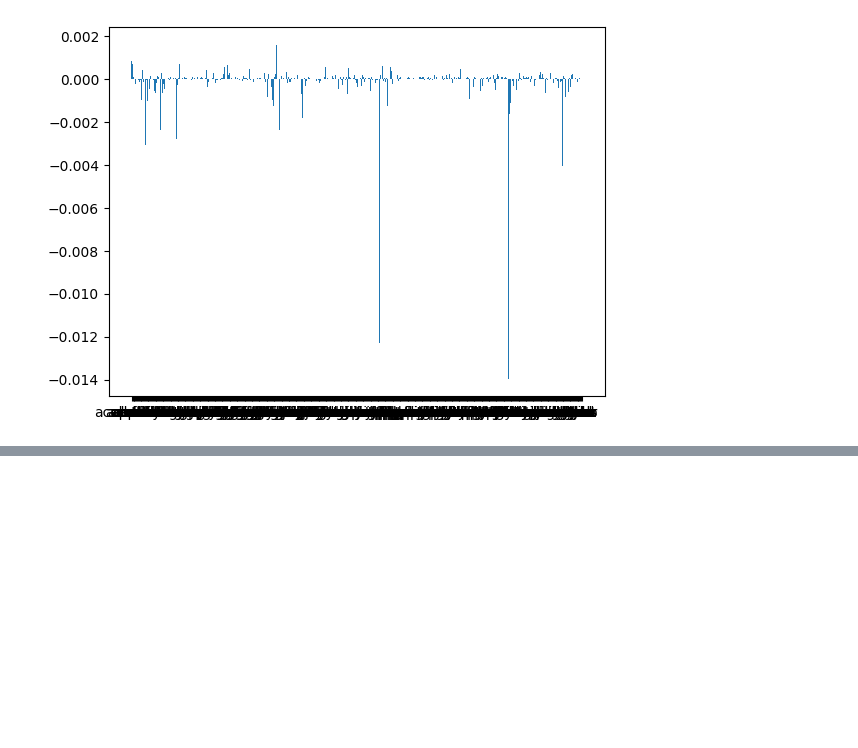
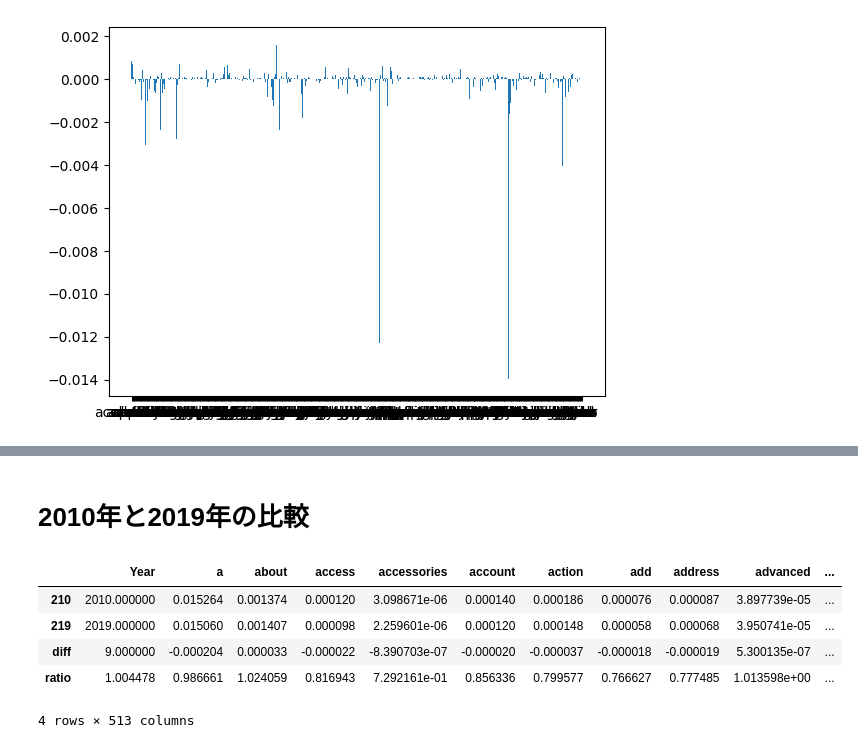
Before and after one commit to sclyde-ai/Natural_Language_Analysis, a Jupyter notebook: dongze_mao.ipynb, the cells around one changed output, grey strips where cells are left out. Drawn from its saved outputs; the diff is of its cells as text; code cells hidden in the pictures; blank space fills up the shorter version.

```diff
--- a/dongze_mao.ipynb
+++ b/dongze_mao.ipynb
@@ -62,0 +111,18 @@ plt.show()
+# %% [markdown]
+# 2010年と2019年の比較
+# %%
+row_2010 = df.iloc[[210]]
+row_2019 = df.iloc[[-1]]
+diff_row_2010_2019 = row_2019.values - row_2010.values
+ratio_row_2010_2019 = row_2019.values / (row_2010.values)
+diff_df = pd.DataFrame(diff_row_2010_2019, columns=df.columns, index=['diff'])
+ratio_df = pd.DataFrame(ratio_row_2010_2019, columns=df.columns, index=['ratio'])
+result_1 = pd.concat([row_2010, row_2019, diff_df, ratio_df])
+result_1
+# %% [output]
+|  | Year | a | about | access | accessories | account | action | add | address | advanced | ... |
+| 210 | 2010.000000 | 0.015264 | 0.001374 | 0.000120 | 3.098671e-06 | 0.000140 | 0.000186 | 0.000076 | 0.000087 | 3.897739e-05 | ... |
+| 219 | 2019.000000 | 0.015060 | 0.001407 | 0.000098 | 2.259601e-06 | 0.000120 | 0.000148 | 0.000058 | 0.000068 | 3.950741e-05 | ... |
+| diff | 9.000000 | -0.000204 | 0.000033 | -0.000022 | -8.390703e-07 | -0.000020 | -0.000037 | -0.000018 | -0.000019 | 5.300135e-07 | ... |
+| ratio | 1.004478 | 0.986661 | 1.024059 | 0.816943 | 7.292161e-01 | 0.856336 | 0.799577 | 0.766627 | 0.777485 | 1.013598e+00 | ... |
+4 rows × 513 columns
```
Also changed, not shown: parts of 19 cells of this notebook.
